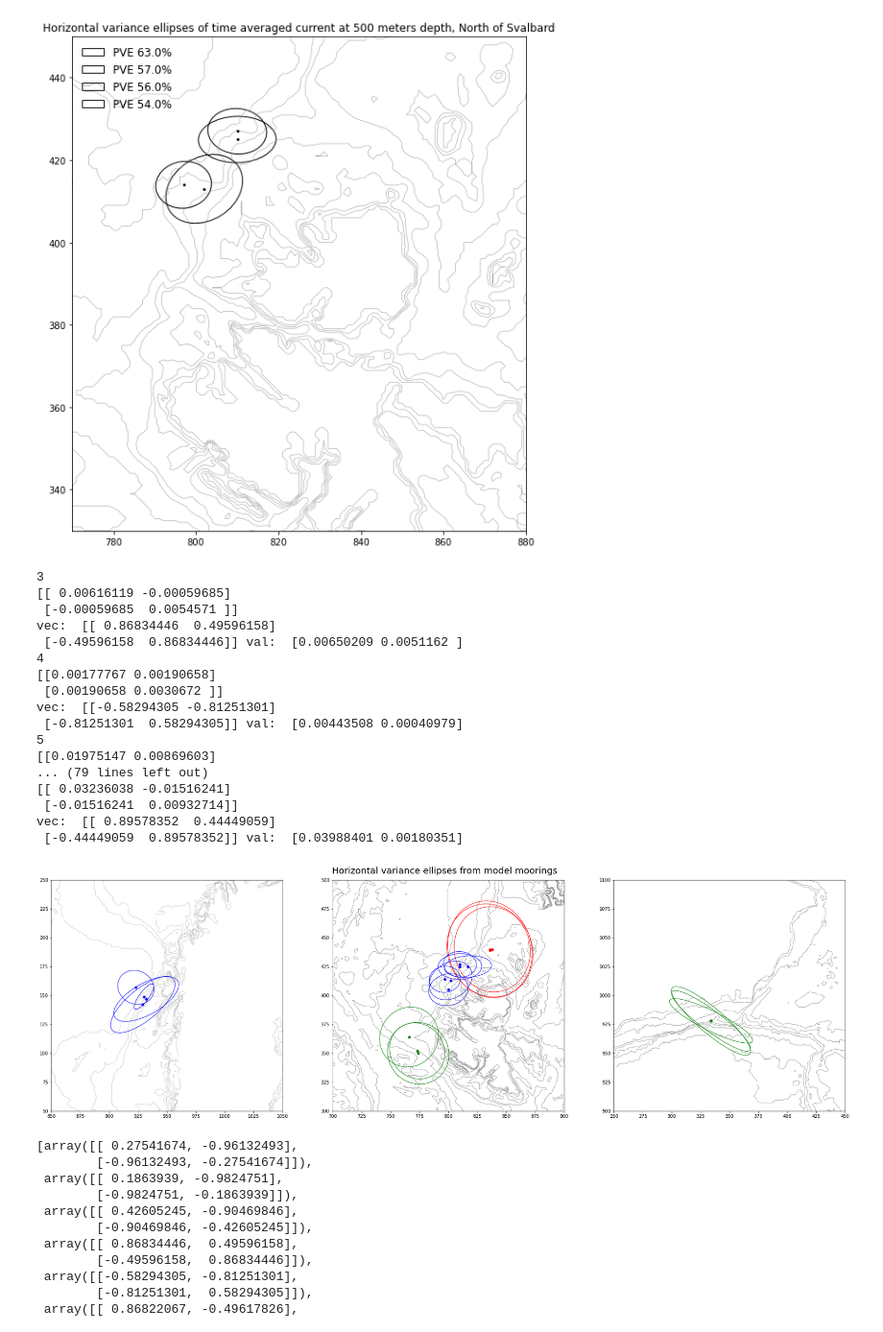
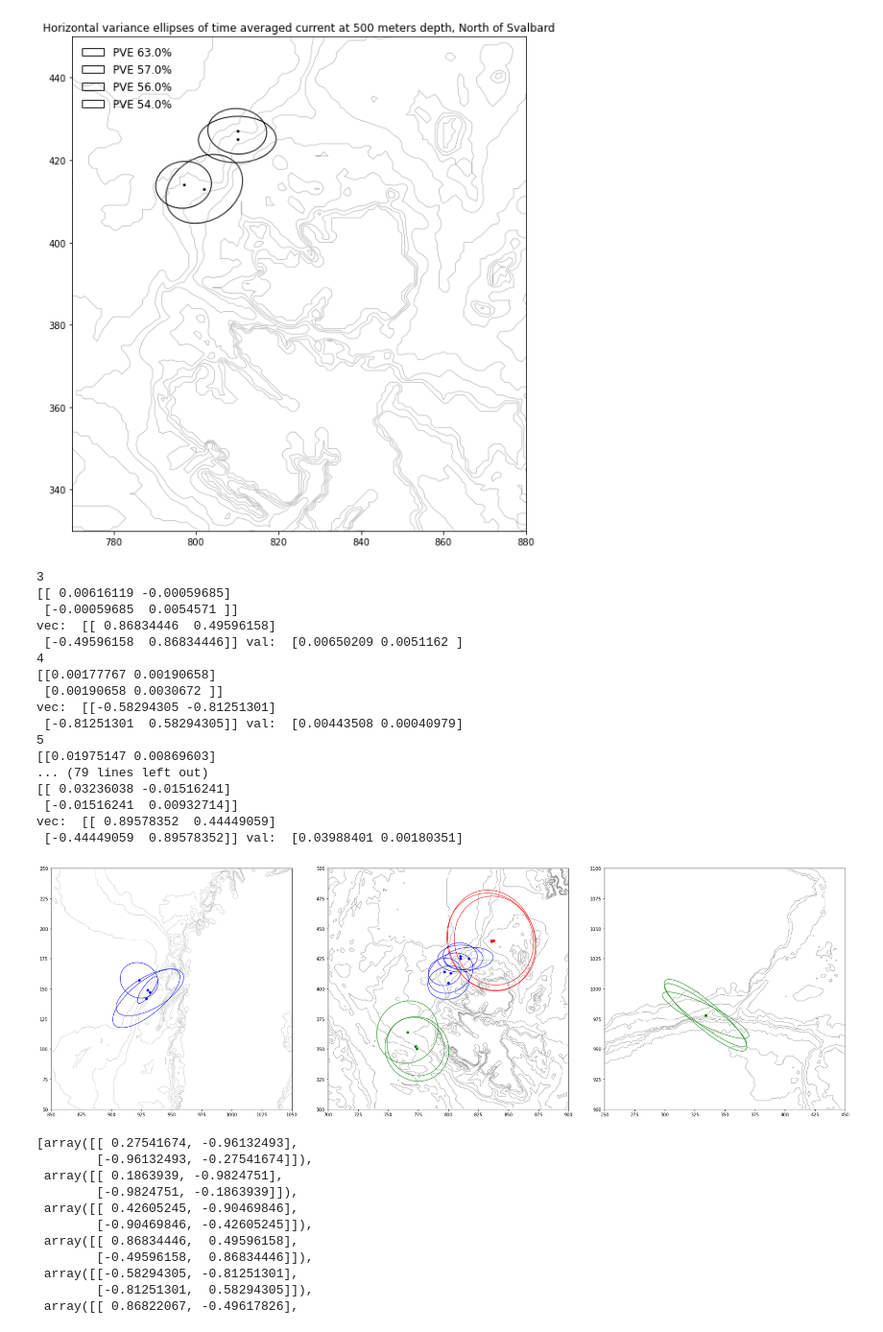
Before and after one commit to kaje2301/Master_2022, a Jupyter notebook: Moor_rot_ellipse.ipynb, the cells around one changed output. Shown at 96% size. Saved outputs shown, nothing was run; the diff lists cells and outputs as text; code cells hidden in the pictures.

```diff
--- a/Moor_rot_ellipse.ipynb
+++ b/Moor_rot_ellipse.ipynb
@@ -742,7 +742,7 @@ fig, ax = plt.subplots(1,3,figsize=(26,8))
 
 c_list = ['b','b','b','b','r','r','r','g','g','g','b','b','b','b','b','b','g','g','g']
 d_l = [100,100,40,40,10,10,10,40,40,40,20,20,45,45,45,45,2,2,2]
-plt.suptitle(f'Horizontal variance ellipses from model moorings',fontsize=20)
+#plt.suptitle(f'Horizontal variance ellipses from model moorings',fontsize=20)
 
 for nr,i in enumerate([3,4,5,6]):
     ax[0].contour(bathym, colors='grey',levels=8, linewidths=0.1)
@@ -821,34 +821,34 @@ for nr,i in enumerate([10,11,12]):
                       width = maj_*4,
                       height = min_*4,
                       angle = theta_,
                       facecolor = 'none',
                       edgecolor=c_list[nr+16])
     ax[2].add_patch(ellipse)
     ax[2].plot(y,x,color=c_list[nr+16],marker='o',markersize=5)
     ax[2].set_xlim(250,450)
     ax[2].set_ylim(900,1100)
     ax[2].set_aspect('equal')
 fig.tight_layout()
 plt.savefig('moor_ellipse_all.pdf', dpi = 300)
 # %% [output]
 3
 [[ 0.00616119 -0.00059685]
  [-0.00059685  0.0054571 ]]
 vec:  [[ 0.86834446  0.49596158]
  [-0.49596158  0.86834446]] val:  [0.00650209 0.0051162 ]
 4
 [[0.00177767 0.00190658]
  [0.00190658 0.0030672 ]]
 vec:  [[-0.58294305 -0.81251301]
  [-0.81251301  0.58294305]] val:  [0.00443508 0.00040979]
 5
 [[0.01975147 0.00869603]
 ... (79 lines left out)
 [[ 0.03236038 -0.01516241]
  [-0.01516241  0.00932714]]
 vec:  [[ 0.89578352  0.44449059]
  [-0.44449059  0.89578352]] val:  [0.03988401 0.00180351]
-[figure, old version]
+[figure, new version]
 # %%
 vec_l
 # %% [output]
```
Also changed, not shown: 12 other files.
